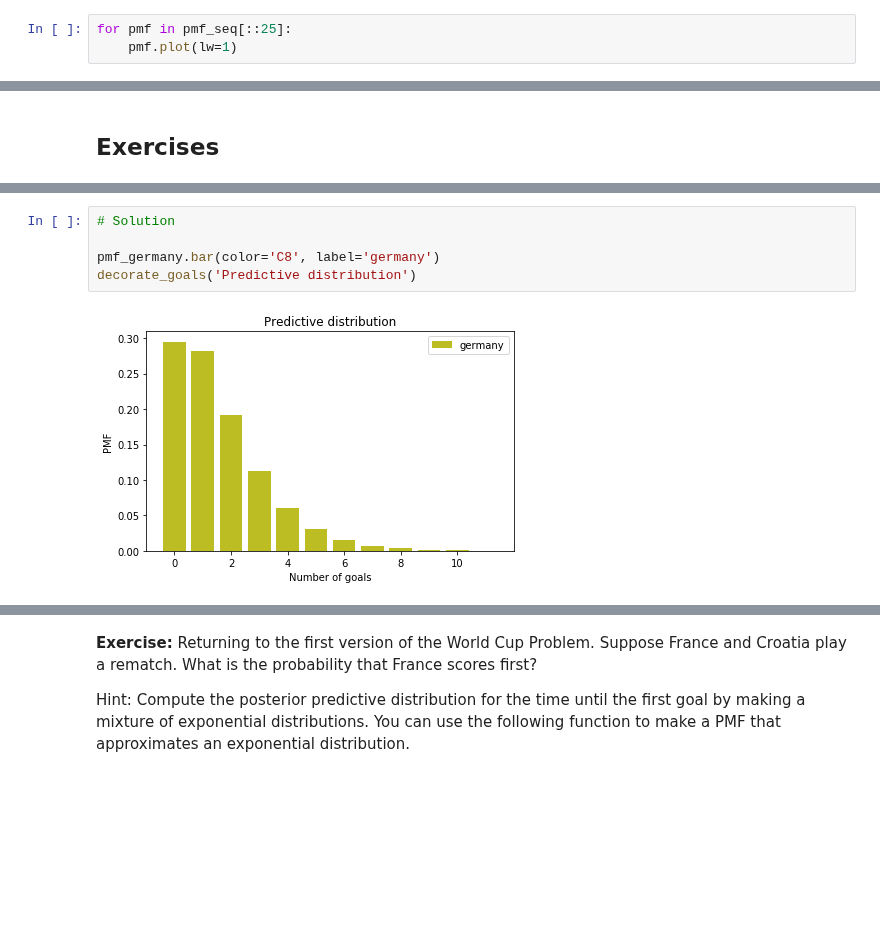
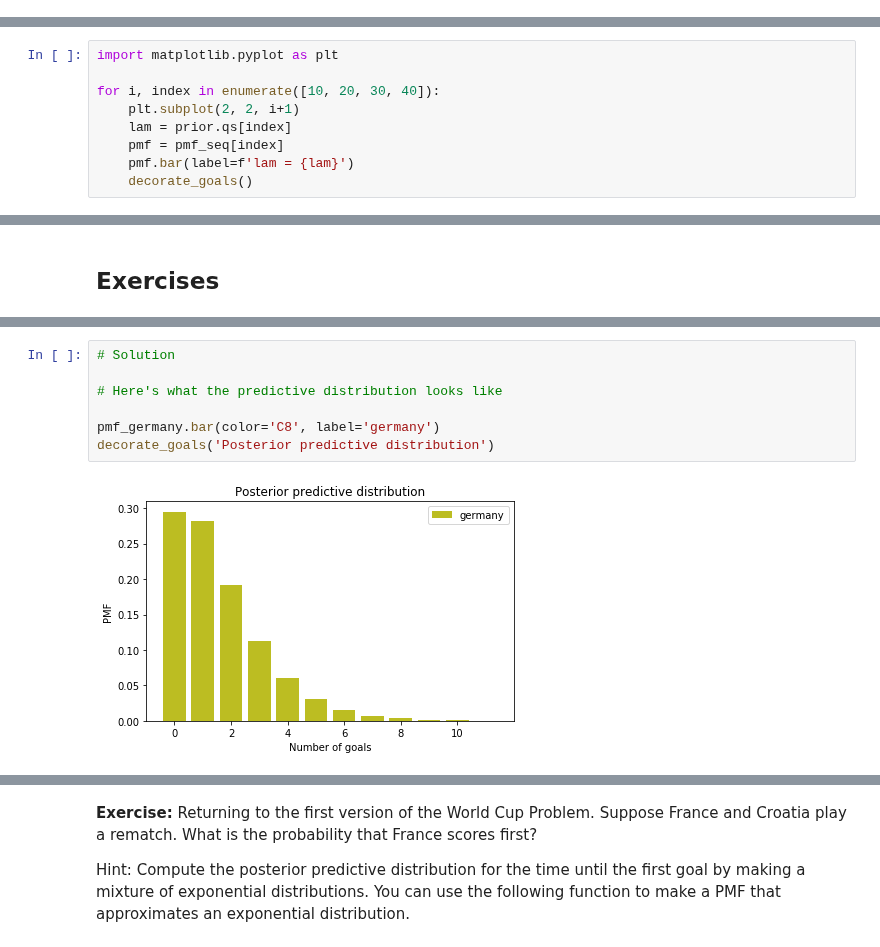
Before and after one commit to AllenDowney/ThinkBayes2, a Jupyter notebook: soln/chap07.ipynb, the cells around one changed output, grey strips where cells are left out. Cells and saved outputs as stored; diff of their text form; blank space fills up the shorter version.

```diff
--- a/soln/chap07.ipynb
+++ b/soln/chap07.ipynb
@@ -351,3 +342,0 @@ The following figure shows what some of these distributions look like.
-# %%
-for pmf in pmf_seq[::25]:
-    pmf.plot(lw=1)
@@ -355,0 +343,9 @@ for pmf in pmf_seq[::25]:
+# %%
+import matplotlib.pyplot as plt
+
+for i, index in enumerate([10, 20, 30, 40]):
+    plt.subplot(2, 2, i+1)
+    lam = prior.qs[index]
+    pmf = pmf_seq[index]
+    pmf.bar(label=f'lam = {lam}')
+    decorate_goals()
@@ -568,7 +561,9 @@ pmf_germany = make_mixture(germany, pmf_seq)
 # %%
 # Solution
 
+# Here's what the predictive distribution looks like
+
 pmf_germany.bar(color='C8', label='germany')
-decorate_goals('Predictive distribution')
+decorate_goals('Posterior predictive distribution')
 # %% [output]
-[figure, old version]
+[figure, new version]
```
Also changed, not shown: parts of 46 cells of this notebook, 2 other files.
